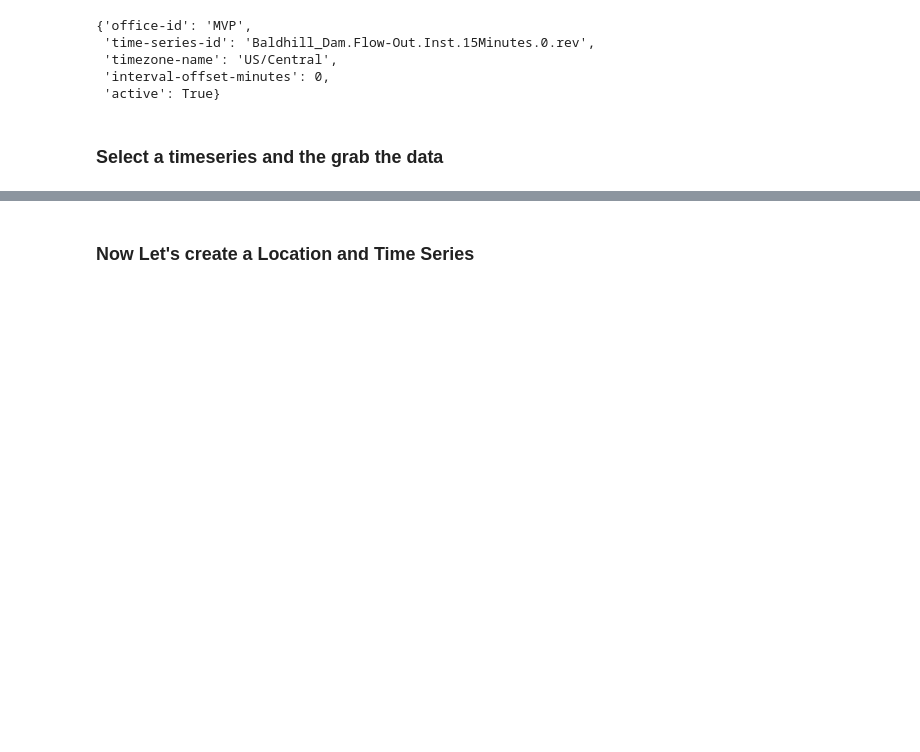
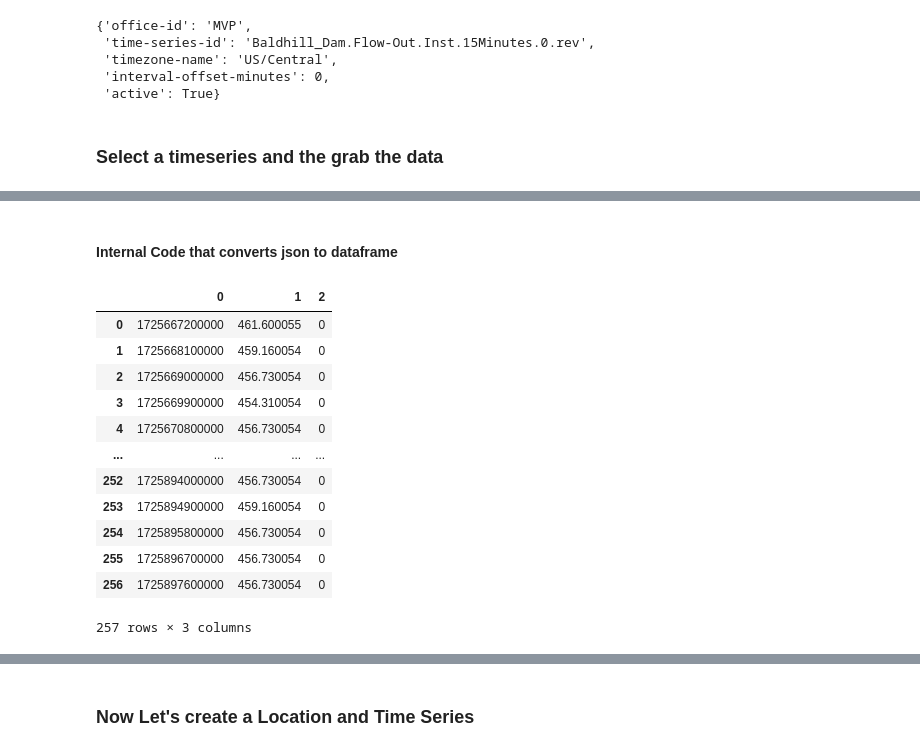
Before and after one commit to HydrologicEngineeringCenter/cwms-python, a Jupyter notebook: examples/01_cwms_timeseries_location_examples.ipynb, the cells around one changed output, grey strips where cells are left out. Saved outputs shown, nothing was run; the diff lists cells and outputs as text; code cells hidden in the pictures; blank space fills up the shorter version.

Commit message:
changes to examples for data workshop

```diff
--- a/examples/01_cwms_timeseries_location_examples.ipynb
+++ b/examples/01_cwms_timeseries_location_examples.ipynb
@@ -106,0 +123,20 @@ data.df
+# %% [markdown]
+#### Internal Code that converts json to dataframe
+# %%
+#grab the values data
+df = pd.DataFrame(data.json['values'])
+df
+# %% [output]
+|  | 0 | 1 | 2 |
+| 0 | 1725667200000 | 461.600055 | 0 |
+| 1 | 1725668100000 | 459.160054 | 0 |
+| 2 | 1725669000000 | 456.730054 | 0 |
+| 3 | 1725669900000 | 454.310054 | 0 |
+| 4 | 1725670800000 | 456.730054 | 0 |
+| ... | ... | ... | ... |
+| 252 | 1725894000000 | 456.730054 | 0 |
+| 253 | 1725894900000 | 459.160054 | 0 |
+| 254 | 1725895800000 | 456.730054 | 0 |
+| 255 | 1725896700000 | 456.730054 | 0 |
+| 256 | 1725897600000 | 456.730054 | 0 |
+257 rows × 3 columns
```
Also changed, not shown: parts of 9 cells of this notebook, 2 other files.
